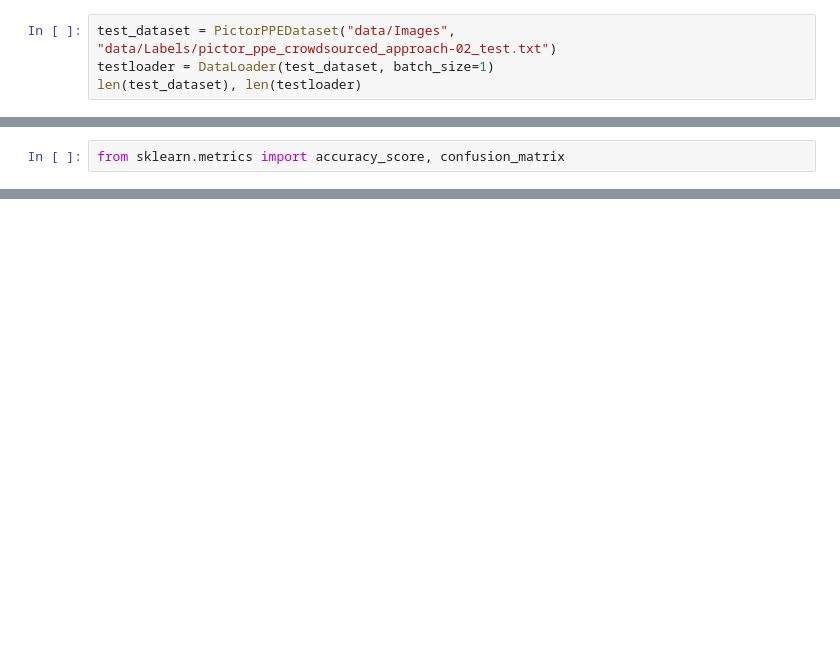
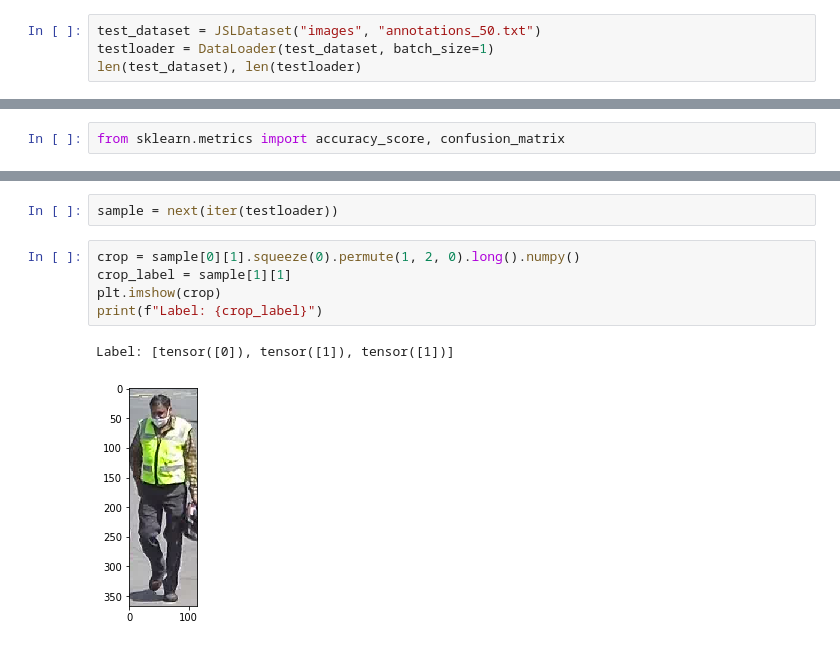
Before and after one commit to NeelayS/ppe-detection, a Jupyter notebook: processing_jsl.ipynb, the cells around one changed output, grey strips where cells are left out. Cells and saved outputs as stored; diff of their text form; blank space fills up the shorter version.

```diff
--- a/processing_jsl.ipynb
+++ b/processing_jsl.ipynb
@@ -502,7 +504,7 @@ def eval(model, testloader, device):
 
   return accuracy.item(), p, l
 # %%
-test_dataset = PictorPPEDataset("data/Images", "data/Labels/pictor_ppe_crowdsourced_approach-02_test.txt")
+test_dataset = JSLDataset("images", "annotations_50.txt")
 testloader = DataLoader(test_dataset, batch_size=1)
 len(test_dataset), len(testloader)
 # %% [output]
@@ -534,0 +537,10 @@ array([[112,  26],
+# %%
+sample = next(iter(testloader))
+# %%
+crop = sample[0][1].squeeze(0).permute(1, 2, 0).long().numpy()
+crop_label = sample[1][1]
+plt.imshow(crop)
+print(f"Label: {crop_label}")
+# %% [output]
+Label: [tensor([0]), tensor([1]), tensor([1])]
+[figure, added]
```
Also changed, not shown: parts of 8 cells of this notebook.
